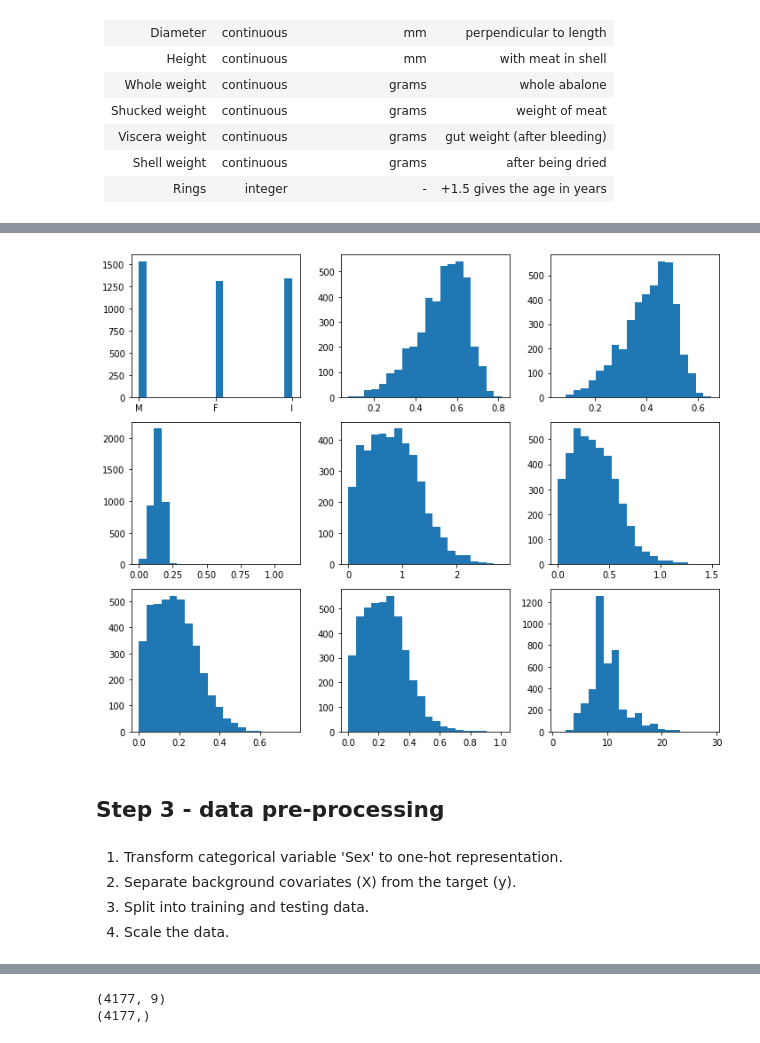
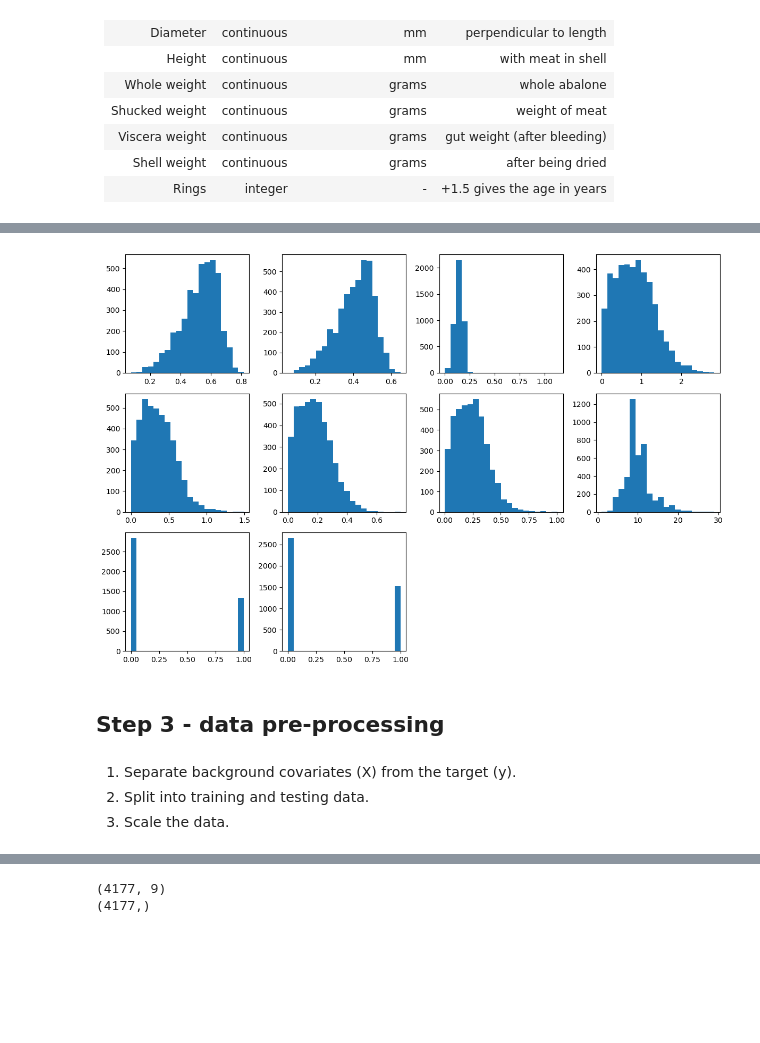
Before and after one commit to misoc-mml/ncrm-causality-2022, a Jupyter notebook: labs/part_1/Tutorial_Regression.ipynb, the cells around one changed output, grey strips where cells are left out. Cells and saved outputs as stored; diff of their text form; code cells hidden in the pictures; blank space fills up the shorter version.

Commit message:
Updates to part 1 tutorials.

```diff
--- a/labs/part_1/Tutorial_Regression.ipynb
+++ b/labs/part_1/Tutorial_Regression.ipynb
@@ -44,7 +45,7 @@ More information about the covariates:
 | Shell weight   | continuous | grams            | after being dried           |
 | Rings          | integer    | -                | +1.5 gives the age in years |
 # %%
-df_data = pd.read_csv('https://raw.githubusercontent.com/dmachlanski/ncrm-causality-2021/main/labs/day_1/data/abalone.csv')
+df_data = pd.read_csv('https://raw.githubusercontent.com/misoc-mml/ncrm-causality-2022/main/labs/part_1/data/abalone.csv')
 # %%
 df_data.head()
 # %% [output]
@@ -83,11 +58,10 @@ def plot_dist(data, bins=10):
 # %%
-plot_dist(df_data.to_numpy(), 20)
+ut.plot_dist(df_data.to_numpy(), 20, (12, 8))
 # %% [output]
-[figure, old version]
+[figure, new version]
 # %% [markdown]
 ## Step 3 - data pre-processing
 # %% [markdown]
-1. Transform categorical variable 'Sex' to one-hot representation.
-2. Separate background covariates (X) from the target (y).
-3. Split into training and testing data.
-4. Scale the data.
+1. Separate background covariates (X) from the target (y).
+2. Split into training and testing data.
+3. Scale the data.
```
Also changed, not shown: parts of 24 cells of this notebook, 2 other files.
